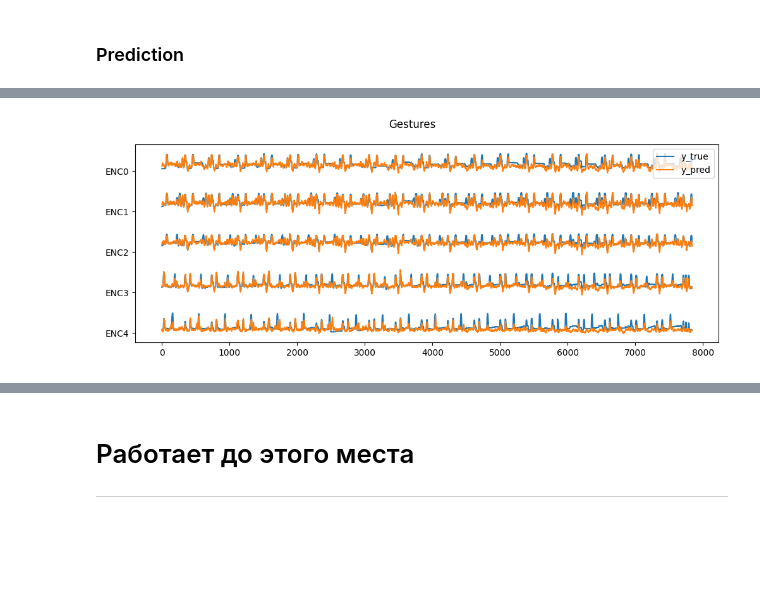
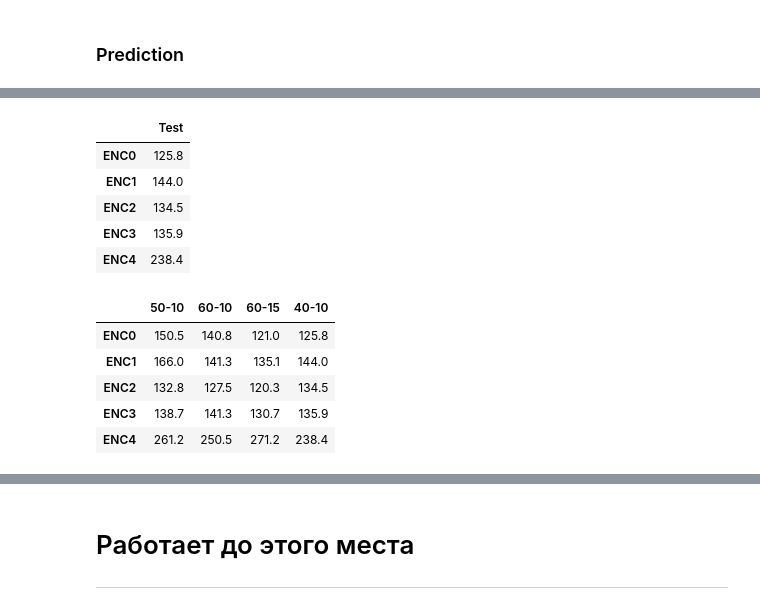
Before and after one commit to Internship-moto/Gestures_3, a Jupyter notebook: notebooks/Gestures_3.ipynb, the cells around one changed output, grey strips where cells are left out. Drawn from its saved outputs; the diff is of its cells as text; code cells hidden in the pictures; blank space fills up the shorter version.

```diff
--- a/notebooks/Gestures_3.ipynb
+++ b/notebooks/Gestures_3.ipynb
@@ -605,28 +589,0 @@ get_mse(y_train, y_pred_train)
-# %%
-y_pred = y_pred_test
-y_test1 = y_test*100
-
-fig, axes = plt.subplots(1, 1, figsize=(10, 4))
-
-# Слагаемые для разделения показаний датчиков
-yticks = np.arange(len(GLOVE_CH)) * 200
-lines, labels = [], []
-indexes = np.arange(y_test1.shape[0])
-
-p = plt.plot(indexes, np.subtract(y_test1, yticks), c='C0') #
-lines += [p[0]]
-labels += ['y_true']
-
-
-p = plt.plot(indexes, np.subtract(y_pred, yticks), c='C1', linestyle='-')
-lines += [p[0]]
-labels += ['y_pred']
-
-
-plt.yticks(-yticks, GLOVE_CH)
-plt.legend(lines, labels)
-plt.suptitle(f'Gestures')
-plt.tight_layout()
-plt.show()
-# %% [output]
-[figure, removed]
@@ -632,0 +601,19 @@ plt.show()
+# %%
+# Загрузка сохраненного списка
+split_metrics =  pd.read_csv(os.path.join(PATH, 'split_metrics.csv'), index_col=0)
+#split_metrics
+split_metrics['40-10'] = get_mse(y_test, y_pred_test)
+split_metrics
+# %% [output]
+|  | Test |
+| ENC0 | 125.8 |
+| ENC1 | 144.0 |
+| ENC2 | 134.5 |
+| ENC3 | 135.9 |
+| ENC4 | 238.4 |
+|  | 50-10 | 60-10 | 60-15 | 40-10 |
+| ENC0 | 150.5 | 140.8 | 121.0 | 125.8 |
+| ENC1 | 166.0 | 141.3 | 135.1 | 144.0 |
+| ENC2 | 132.8 | 127.5 | 120.3 | 134.5 |
+| ENC3 | 138.7 | 141.3 | 130.7 | 135.9 |
+| ENC4 | 261.2 | 250.5 | 271.2 | 238.4 |
```
Also changed, not shown: parts of 13 cells of this notebook.
